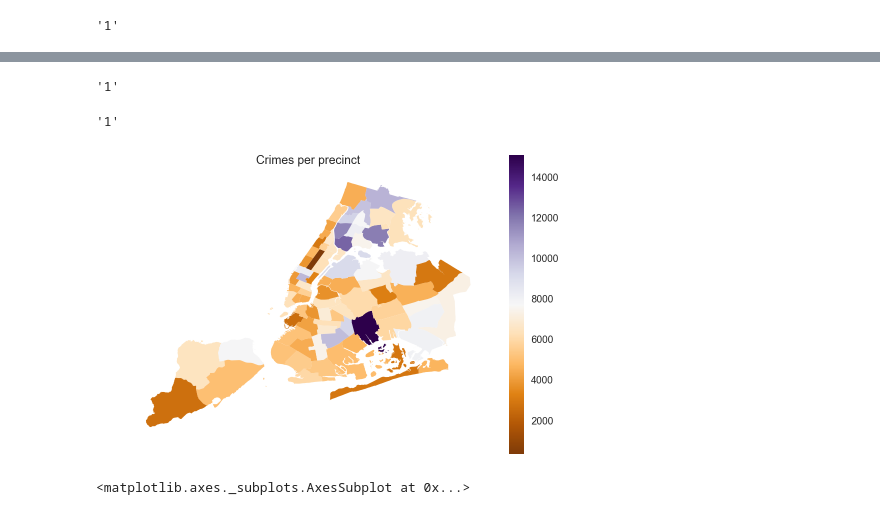
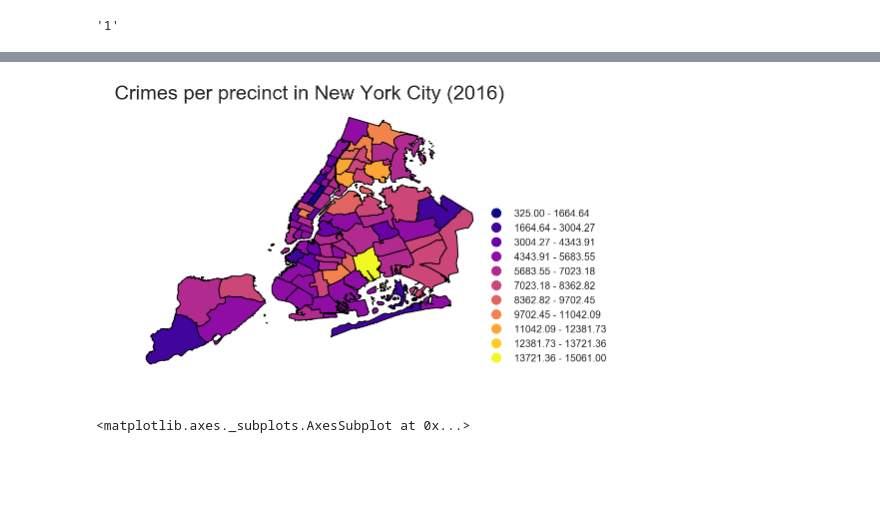
Before and after one commit to mrjacobson/ippp-final-project, a Jupyter notebook: Final Project.ipynb, the cells around one changed output, grey strips where cells are left out. Drawn from its saved outputs; the diff is of its cells as text; code cells hidden in the pictures; blank space fills up the shorter version.

```diff
--- a/Final Project.ipynb
+++ b/Final Project.ipynb
@@ -229,6 +278,7 @@ for d in data:
     d['the_geom'] = shape(d['the_geom'])
 
 NYC_precincts = gpd.GeoDataFrame(data).set_geometry('the_geom')
+NYC_precincts.crs = {'init' :'epsg:2260'}
 NYC_precincts.head()
 # %% [output]
 |  | precinct | the_geom |
@@ -261,17 +297,13 @@ PreMap.set_axis_off()
-# %%
-NYC_pre_count['addr_pct_cd'][0]
-# %% [output]
-'1'
-# %%
-NYC_precincts['precinct'][0]
-# %% [output]
-'1'
 # %%
-PreMap = NYC_precincts.plot(column = 'cmplnt_num', cmap = 'PuOr', legend=True)
-PreMap.set_title("Crimes per precinct")
+PreMap = NYC_precincts.to_crs(epsg = 2260).plot(column = 'cmplnt_num', scheme = 'equal_interval', k = 11, cmap = 'plasma', legend=True,
+                           linewidth = 1, edgecolor = 'black', figsize = (9,5))
+PreMap.set_title("Crimes per precinct in New York City (2016)", fontsize = 20)
 PreMap.set_axis_off()
+
+PreMap.get_legend().set_bbox_to_anchor((1.35, .65))
+PreMap.get_legend().get_frame().set_linewidth(0)
 # %% [output]
-[figure, old version]
+[figure, new version]
 # %%
 NYC_precincts[['precinct', 'cmplnt_num']].sort_values('cmplnt_num', ascending = False).head(20).plot.bar('precinct')
 # %% [output]
```
Also changed, not shown: parts of 48 cells of this notebook, 19 other files.
